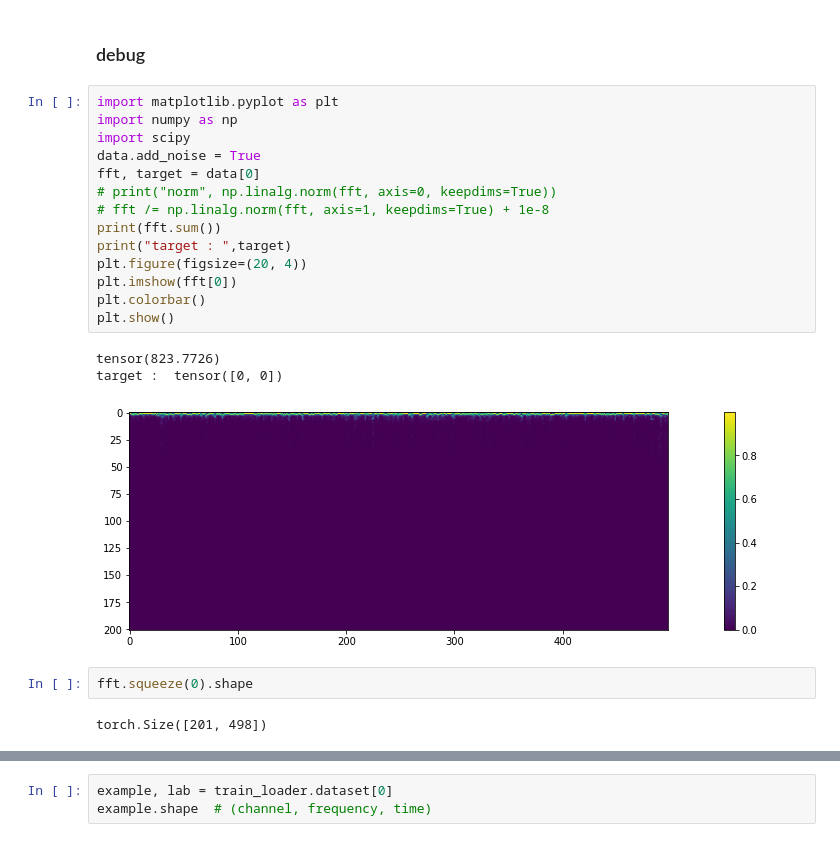
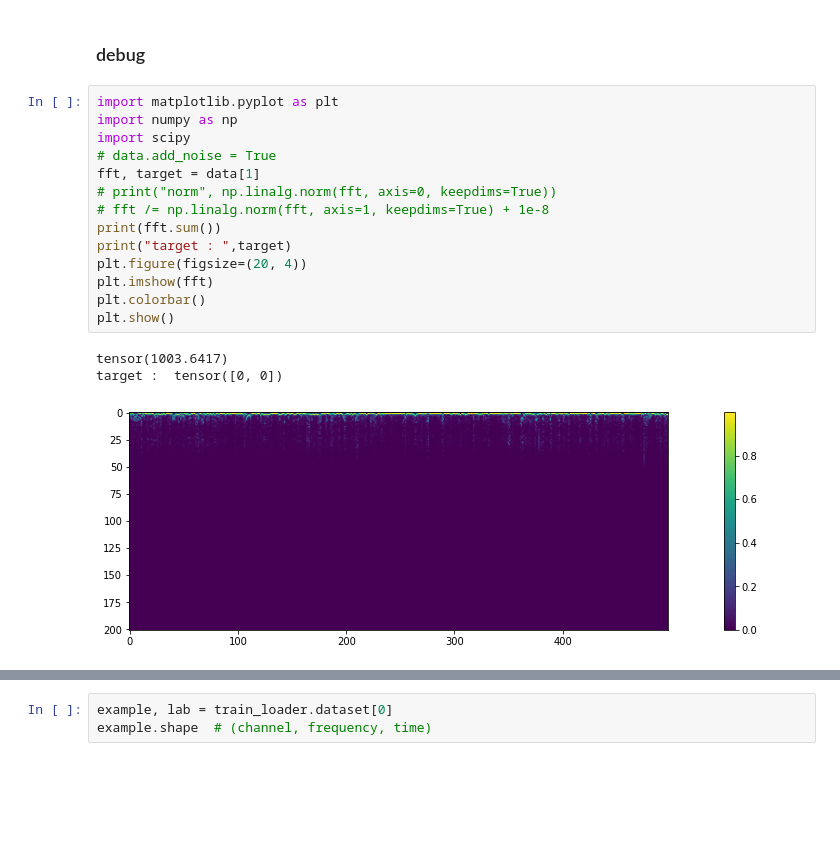
Before and after one commit to Mustapha-AJEGHRIR/klee_project_audio, a Jupyter notebook: notebooks/fft_model.ipynb, the cells around one changed output, grey strips where cells are left out. Saved outputs shown, nothing was run; the diff lists cells and outputs as text; blank space fills up the shorter version.

```diff
--- a/notebooks/fft_model.ipynb
+++ b/notebooks/fft_model.ipynb
@@ -60,25 +61,21 @@ kwargs :  {'BATCH_SIZE': 8, 'TRAIN_SPLIT': 0.8, 'FTYPE': torch.float32, 'fft_npe
 # %%
 import matplotlib.pyplot as plt
 import numpy as np
 import scipy
-data.add_noise = True
-fft, target = data[0]
+# data.add_noise = True
+fft, target = data[1]
 # print("norm", np.linalg.norm(fft, axis=0, keepdims=True))
 # fft /= np.linalg.norm(fft, axis=1, keepdims=True) + 1e-8
 print(fft.sum())
 print("target : ",target)
 plt.figure(figsize=(20, 4))
-plt.imshow(fft[0])
+plt.imshow(fft)
 plt.colorbar()
 plt.show()
 # %% [output]
-tensor(823.7726)
+tensor(1003.6417)
 target :  tensor([0, 0])
-[figure, old version]
+[figure, new version]
-# %%
-fft.squeeze(0).shape
-# %% [output]
-torch.Size([201, 498])
 # %%
 import soundfile as sf
 from utils.vscode_audio import Audio
```
Also changed, not shown: parts of 4 cells of this notebook, 1 other file.
